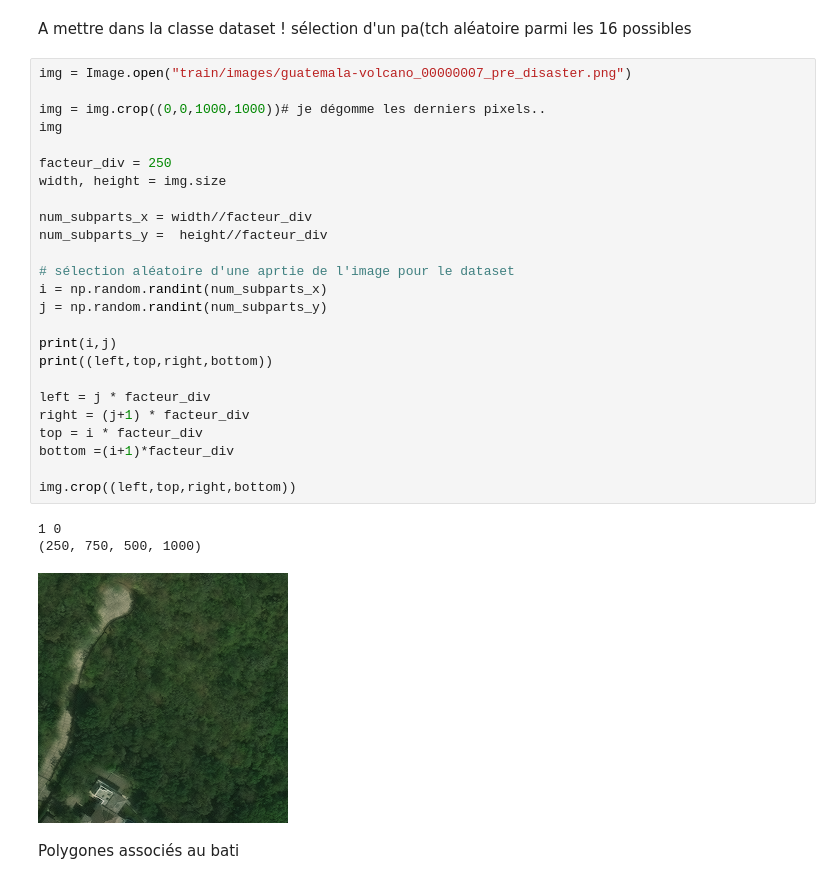
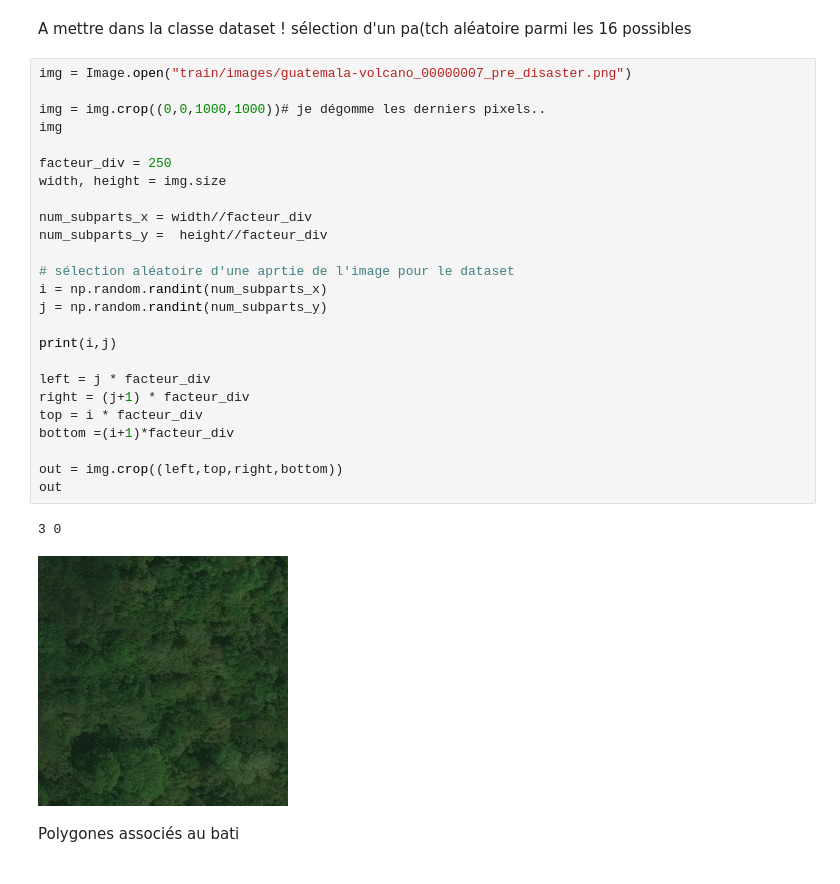
Before and after one commit to InseeFrLab/detection-habitat-spontane, a Jupyter notebook: used_labelled_data.ipynb, the cells around one changed output. Saved outputs shown, nothing was run; the diff lists cells and outputs as text.

```diff
--- a/used_labelled_data.ipynb
+++ b/used_labelled_data.ipynb
@@ -78,31 +72,30 @@ A mettre dans la classe dataset ! sélection d'un pa(tch aléatoire parmi les 16
 # %%
 img = Image.open("train/images/guatemala-volcano_00000007_pre_disaster.png")
 
 img = img.crop((0,0,1000,1000))# je dégomme les derniers pixels..
 img
 
 facteur_div = 250
 width, height = img.size
 
 num_subparts_x = width//facteur_div
 num_subparts_y =  height//facteur_div
 
 # sélection aléatoire d'une aprtie de l'image pour le dataset
 i = np.random.randint(num_subparts_x)
 j = np.random.randint(num_subparts_y)
 
 print(i,j)
-print((left,top,right,bottom))
 
 left = j * facteur_div
 right = (j+1) * facteur_div
 top = i * facteur_div
 bottom =(i+1)*facteur_div
 
-img.crop((left,top,right,bottom))
+out = img.crop((left,top,right,bottom))
+out
 # %% [output]
-1 0
-(250, 750, 500, 1000)
+3 0
-[figure, old version]
+[figure, new version]
 # %% [markdown]
 Polygones associés au bati
```
Also changed, not shown: parts of 14 cells of this notebook.
